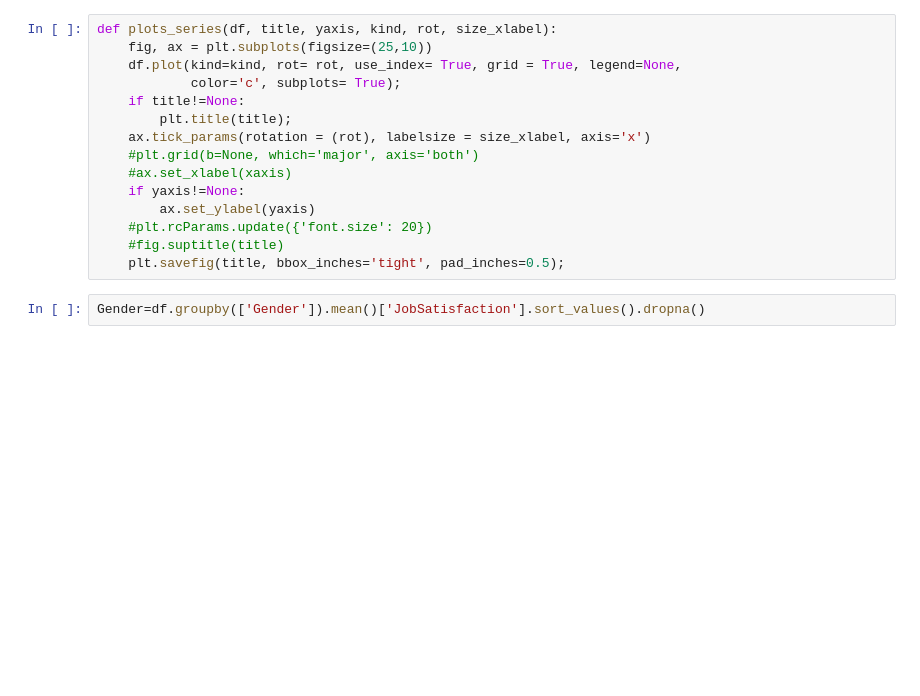
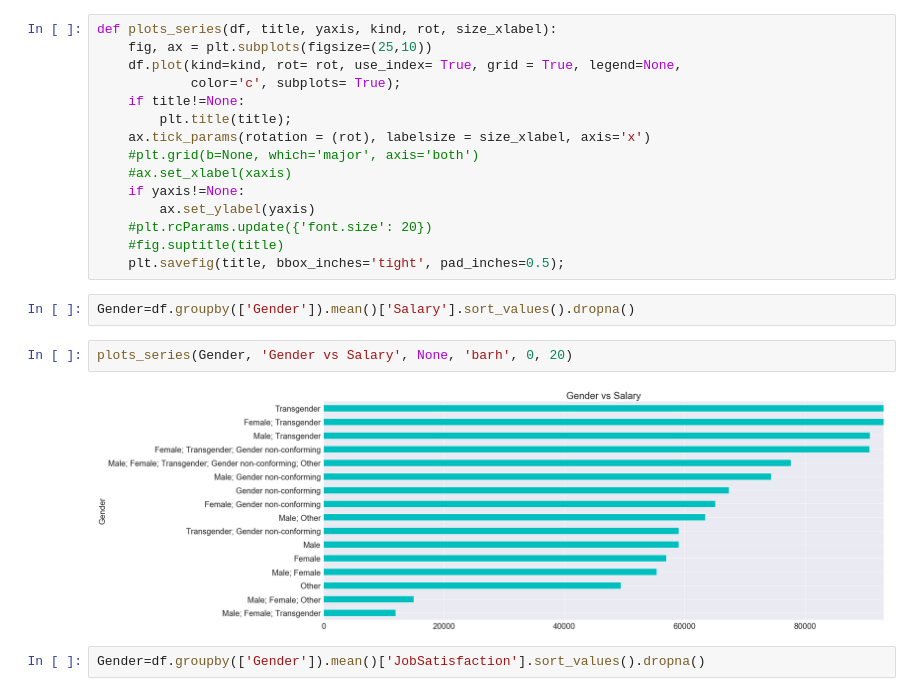
Before and after one commit to raahula/Stack-Overflow-data-2017_Survey, a Jupyter notebook: Analysis.ipynb, the cells around one changed output. Drawn from its saved outputs; the diff is of its cells as text; blank space fills up the shorter version.

```diff
--- a/Analysis.ipynb
+++ b/Analysis.ipynb
@@ -104,6 +104,12 @@ def plots_series(df, title, yaxis, kind, rot, size_xlabel):
     #plt.rcParams.update({'font.size': 20})
     #fig.suptitle(title)
     plt.savefig(title, bbox_inches='tight', pad_inches=0.5);
+# %%
+Gender=df.groupby(['Gender']).mean()['Salary'].sort_values().dropna()
+# %%
+plots_series(Gender, 'Gender vs Salary', None, 'barh', 0, 20)
+# %% [output]
+[figure, added]
 # %%
 Gender=df.groupby(['Gender']).mean()['JobSatisfaction'].sort_values().dropna()
 # %%
```
Also changed, not shown: parts of 20 cells of this notebook.
